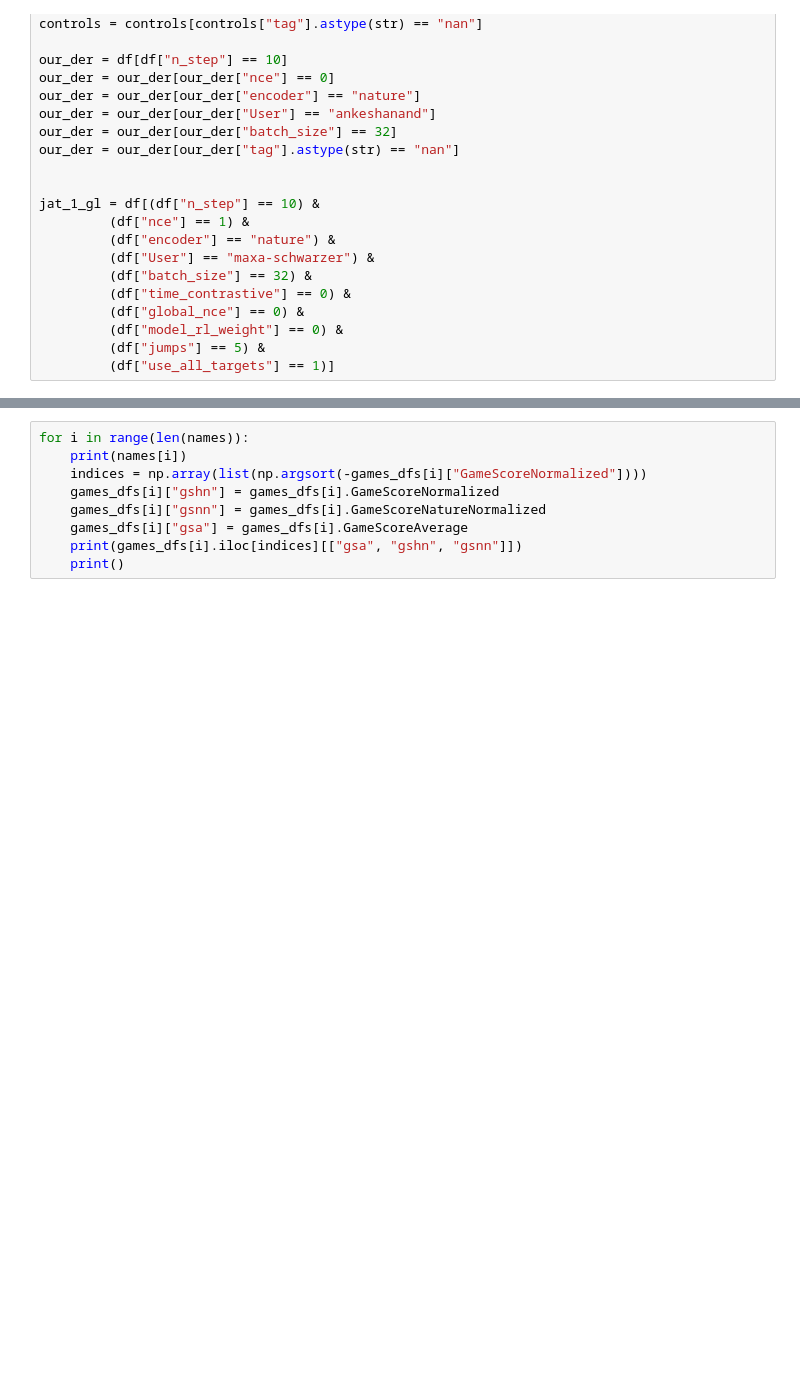
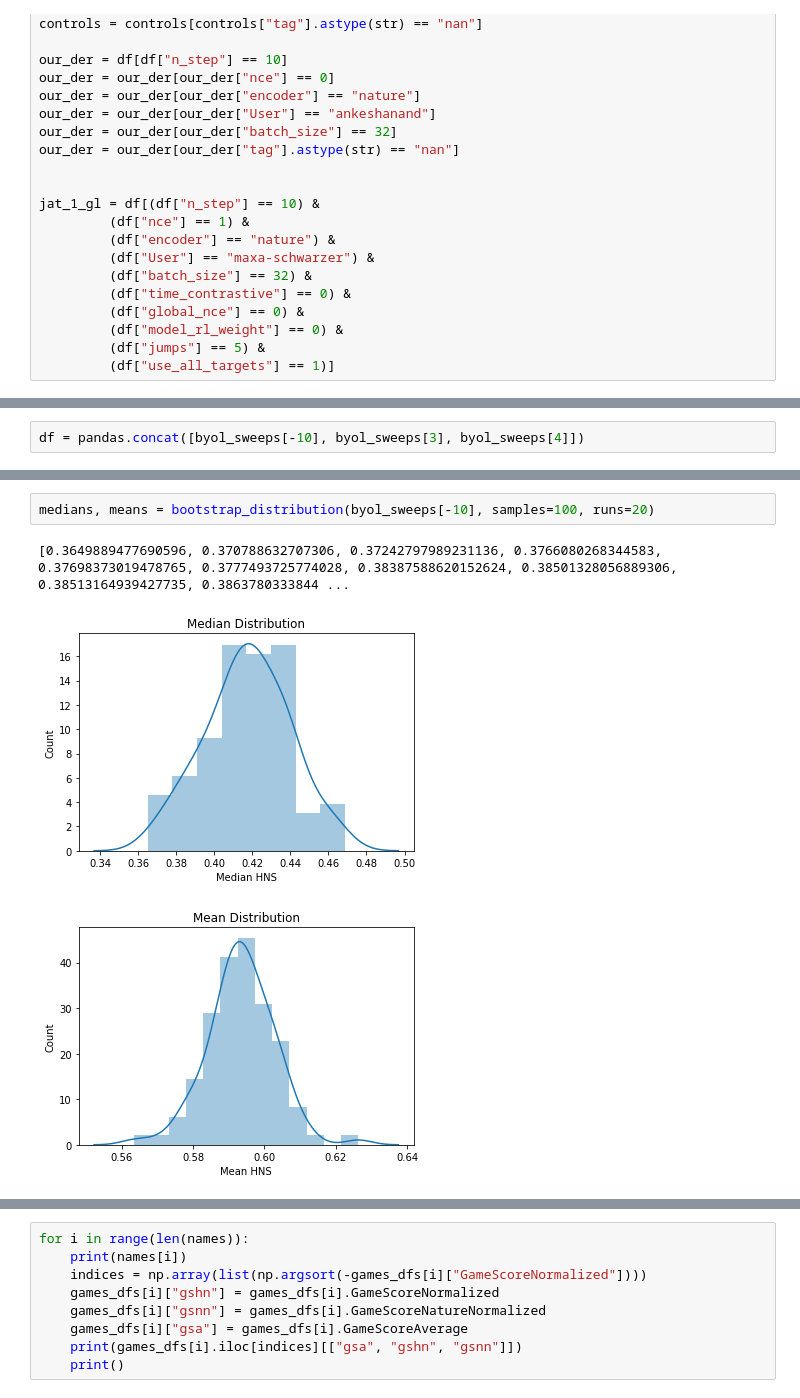
Before and after one commit to mila-iqia/spr, a Jupyter notebook: analysis/byol_replication.ipynb, the cells around one changed output, grey strips where cells are left out. Saved outputs shown, nothing was run; the diff lists cells and outputs as text; blank space fills up the shorter version.

```diff
--- a/analysis/byol_replication.ipynb
+++ b/analysis/byol_replication.ipynb
@@ -553,0 +556,2 @@ PAIRS=(  )
+# %%
+df = pandas.concat([byol_sweeps[-10], byol_sweeps[3], byol_sweeps[4]])
@@ -553,0 +608,6 @@ PAIRS=(  )
+# %%
+medians, means = bootstrap_distribution(byol_sweeps[-10], samples=100, runs=20)
+# %% [output]
+[0.3649889477690596, 0.370788632707306, 0.37242797989231136, 0.3766080268344583, 0.37698373019478765, 0.3777493725774028, 0.38387588620152624, 0.38501328056889306, 0.38513164939427735, 0.3863780333844 ...
+[figure, added]
+[figure, added]
```
Also changed, not shown: parts of 6 cells of this notebook, 1 other file.
